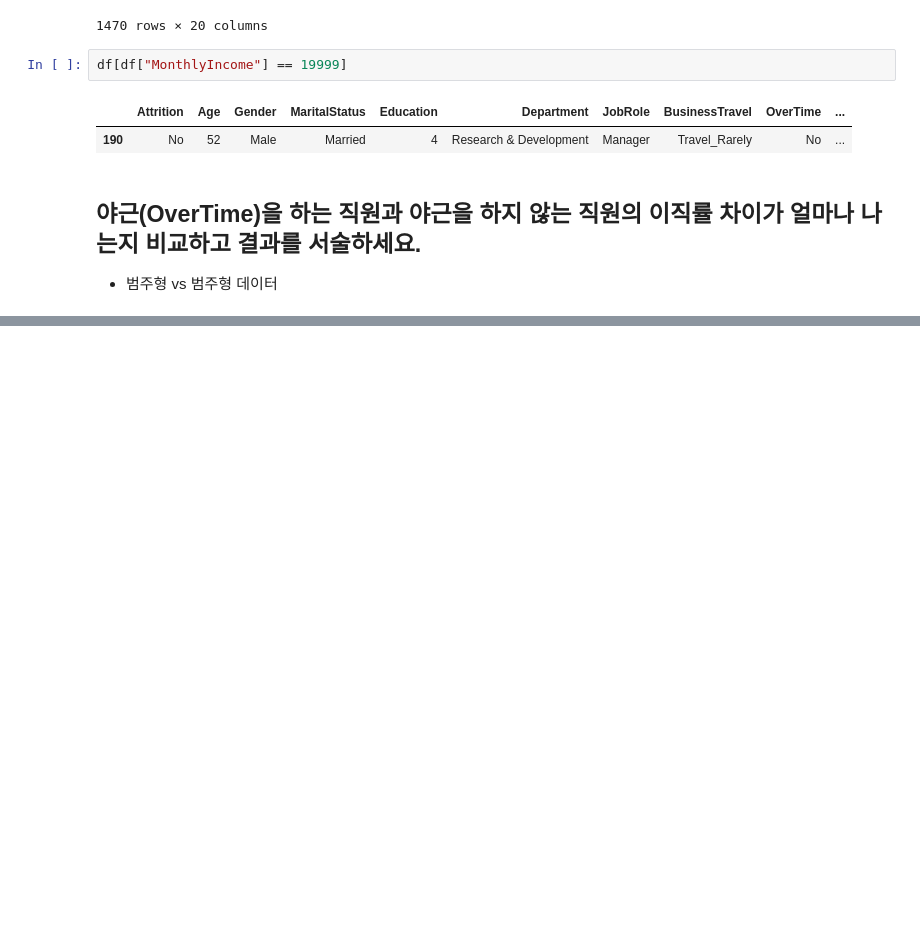
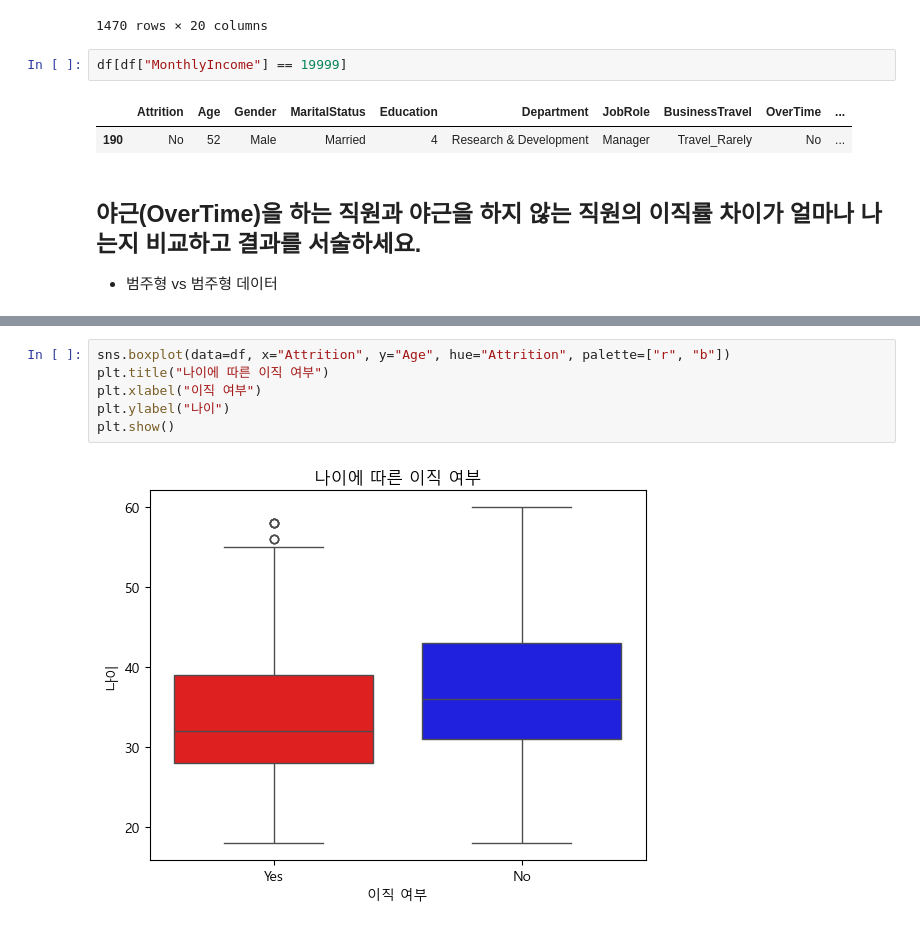
Before and after one commit to Bucheo/data_analysis, a Jupyter notebook: EDA 실습.ipynb, the cells around one changed output, grey strips where cells are left out. Saved outputs shown, nothing was run; the diff lists cells and outputs as text; blank space fills up the shorter version.

```diff
--- a/EDA 실습.ipynb
+++ b/EDA 실습.ipynb
@@ -261,0 +326,8 @@ plt.show()
+# %%
+sns.boxplot(data=df, x="Attrition", y="Age", hue="Attrition", palette=["r", "b"])
+plt.title("나이에 따른 이직 여부")
+plt.xlabel("이직 여부")
+plt.ylabel("나이")
+plt.show()
+# %% [output]
+[figure, added]
```
Also changed, not shown: parts of 5 cells of this notebook, 7 other files.
